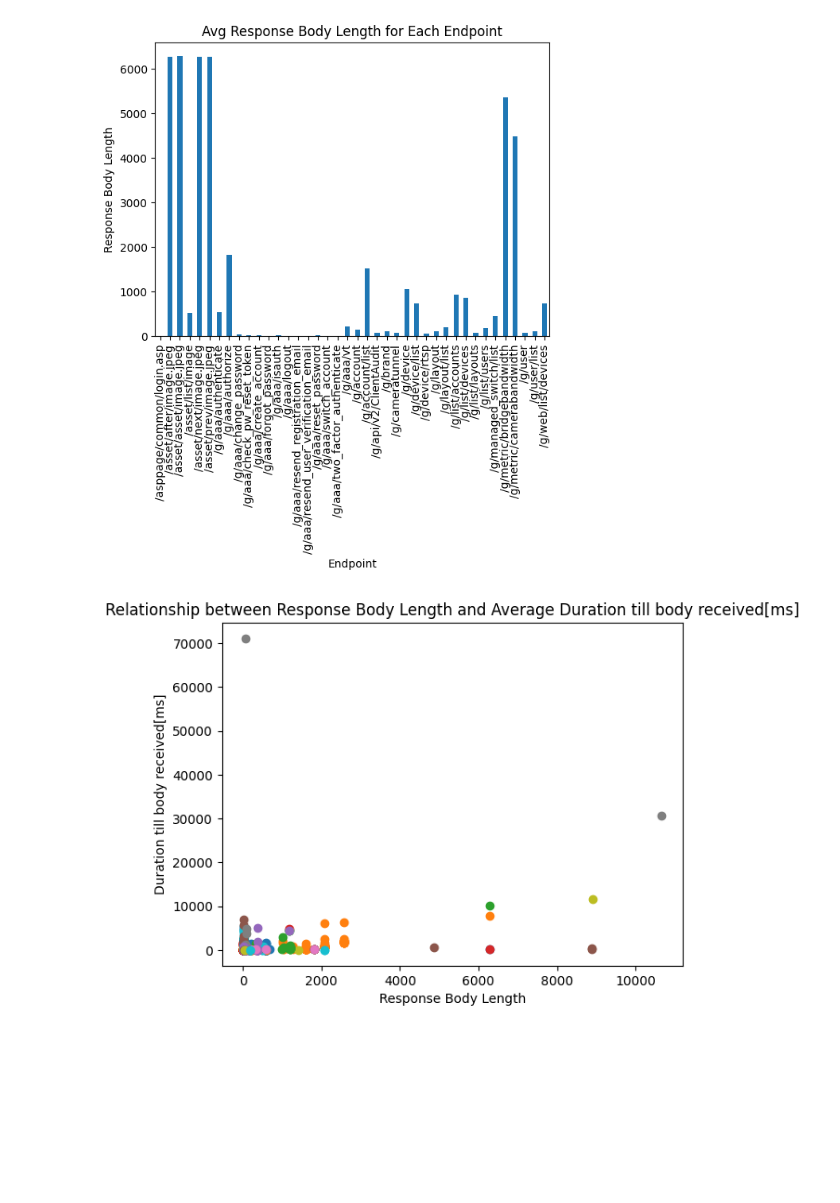
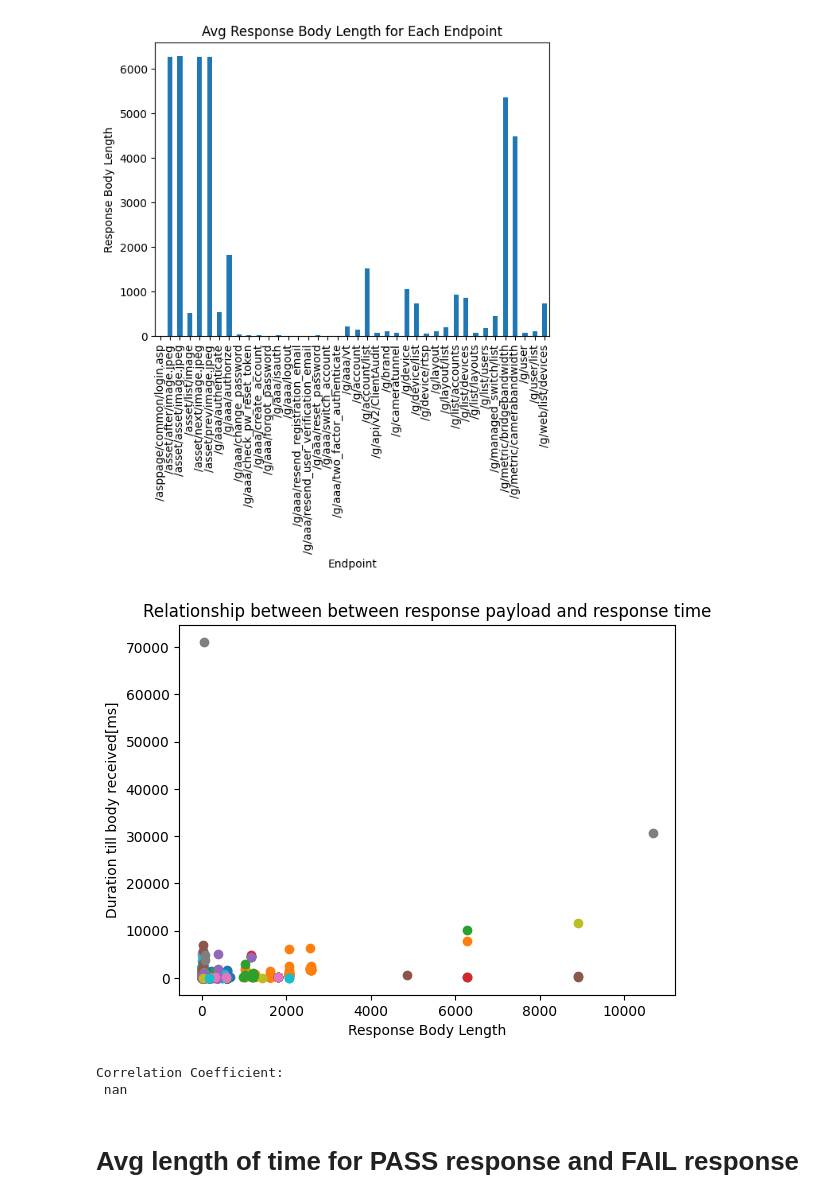
Before and after one commit to niallbuckley/API-data-analytics, a Jupyter notebook: analysis-EEN.ipynb, the cells around one changed output. Cells and saved outputs as stored; diff of their text form; code cells hidden in the pictures; blank space fills up the shorter version.

Commit message:
Correlation calculation between response size and time

```diff
--- a/analysis-EEN.ipynb
+++ b/analysis-EEN.ipynb
@@ -69,15 +69,34 @@ plt.show()
 # %%
 grouped = df.groupby(['Endpoint', 'Response Body Length'])['Duration till body received[ms]'].mean()
 
 # create a scatter plot to represent the relationship between response payload and response time
 fig, ax = plt.subplots()
 for endpoint in df['Endpoint'].unique():
     endpoint_df = df[df['Endpoint'] == endpoint]
     ax.scatter(endpoint_df['Response Body Length'], endpoint_df['Duration till body received[ms]'], label=endpoint)
 ax.set_xlabel('Response Body Length')
 ax.set_ylabel('Duration till body received[ms]')
-ax.set_title('Relationship between Response Body Length and Average Duration till body received[ms]')
+ax.set_title('Relationship between between response payload and response time')
 #ax.legend()
 plt.show()
 # %% [output]
-[figure, old version]
+[figure, new version]
+# %%
+# group the data by the 'job' and 'boxes' columns and calculate the mean value of the 'time' column for each group
+#grouped = df.groupby(['Endpoint', 'Response Body Length'])['Duration till body received[ms]'].mean()
+length_time_df = df[['Response Body Length', 'Duration till body received[ms]']]
+
+corr = length_time_df.corr().iloc[0,1]
+# convert the groupby result to a DataFrame
+#df_grouped = grouped.reset_index().pivot(index='Endpoint', columns='Response Body Length', values='Duration till body received[ms]')
+
+# calculate the correlation coefficient between the number of boxes and the average time for each job
+#corr = df_grouped.corr()
+
+# print the correlation coefficient
+print('Correlation Coefficient:\n', corr.iloc[0,1])
+# %% [output]
+Correlation Coefficient:
+ nan
+# %% [markdown]
+# Avg length of time for PASS response and FAIL response
```
